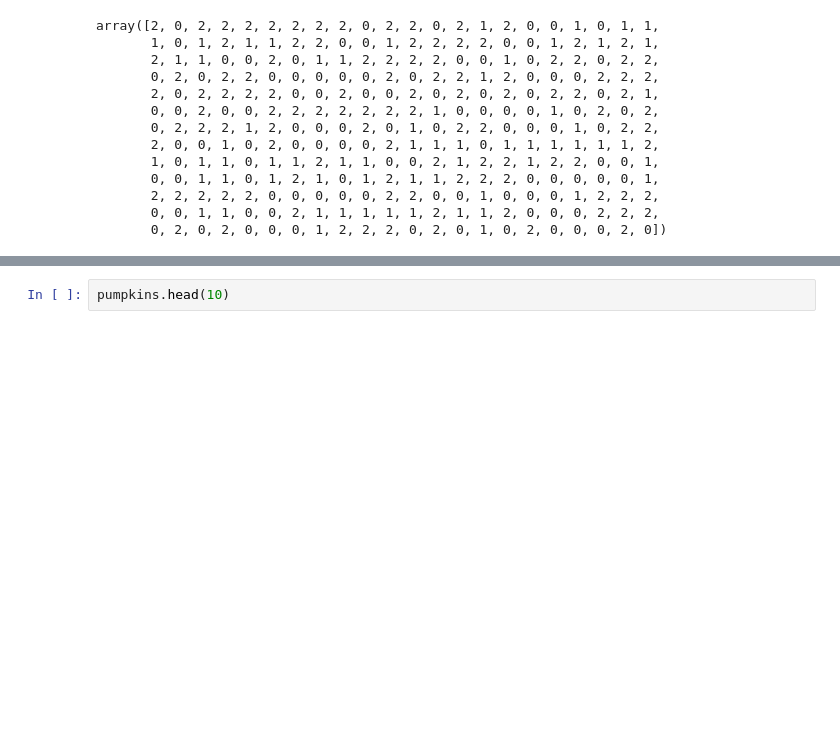
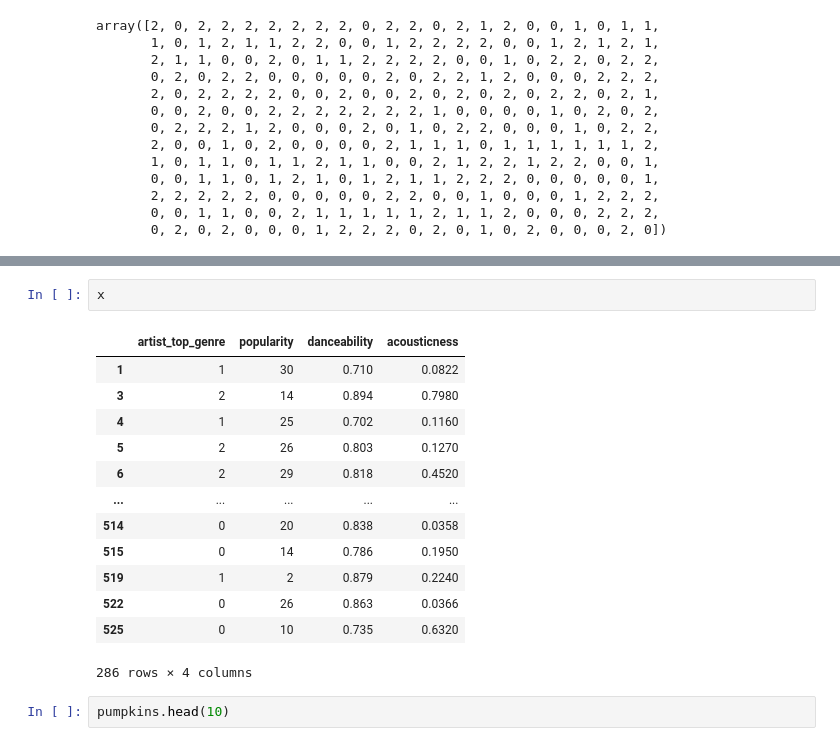
Before and after one commit to walethewave/Flexisaf-Gen-AI-DS-Internship, a Jupyter notebook: Flexisaf.ipynb, the cells around one changed output, grey strips where cells are left out. Drawn from its saved outputs; the diff is of its cells as text; blank space fills up the shorter version.

```diff
--- a/Flexisaf.ipynb
+++ b/Flexisaf.ipynb
@@ -1648,3 +1702,19 @@ array([2, 0, 2, 2, 2, 2, 2, 2, 2, 0, 2, 2, 0, 2, 1, 2, 0, 0, 1, 0, 1, 1,
+# %%
+x
+# %% [output]
+|  | artist_top_genre | popularity | danceability | acousticness |
+| 1 | 1 | 30 | 0.710 | 0.0822 |
+| 3 | 2 | 14 | 0.894 | 0.7980 |
+| 4 | 1 | 25 | 0.702 | 0.1160 |
+| 5 | 2 | 26 | 0.803 | 0.1270 |
+| 6 | 2 | 29 | 0.818 | 0.4520 |
+| ... | ... | ... | ... | ... |
+| 514 | 0 | 20 | 0.838 | 0.0358 |
+| 515 | 0 | 14 | 0.786 | 0.1950 |
+| 519 | 1 | 2 | 0.879 | 0.2240 |
+| 522 | 0 | 26 | 0.863 | 0.0366 |
+| 525 | 0 | 10 | 0.735 | 0.6320 |
+286 rows × 4 columns
 # %%
 pumpkins.head(10)
 # %% [output]
```
Also changed, not shown: parts of 6 cells of this notebook.
